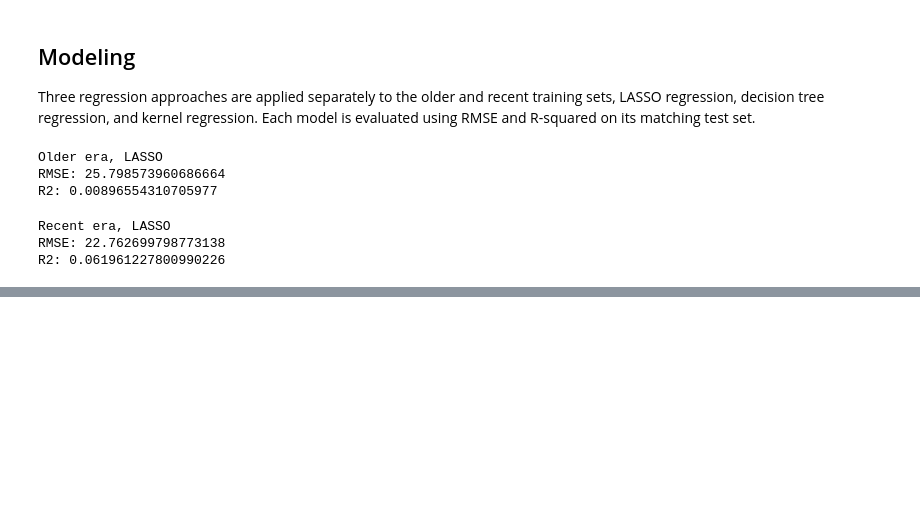
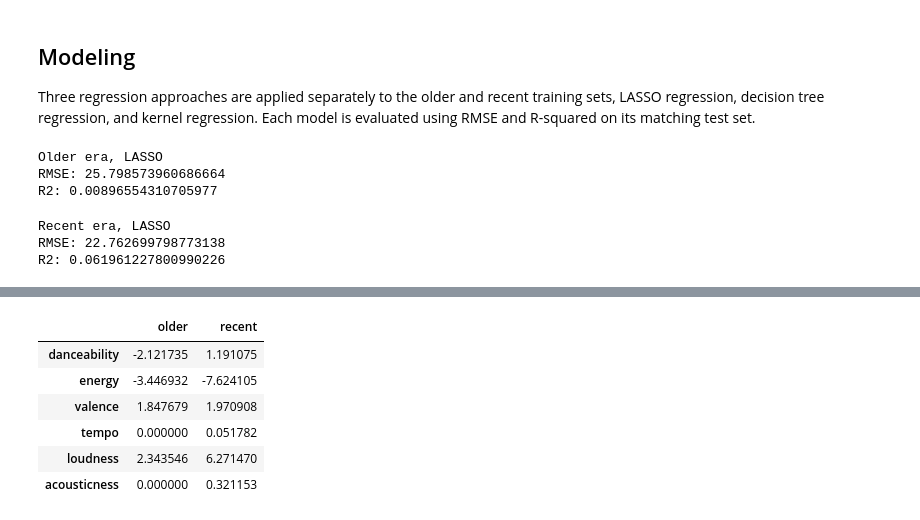
Before and after one commit to vipphan/spotify-capstone, a Jupyter notebook: spotify_capstone.ipynb, the cells around one changed output, grey strips where cells are left out. Saved outputs shown, nothing was run; the diff lists cells and outputs as text; code cells hidden in the pictures; blank space fills up the shorter version.

```diff
--- a/spotify_capstone.ipynb
+++ b/spotify_capstone.ipynb
@@ -686,0 +714,15 @@ R2: 0.061961227800990226
+# %%
+coef_comparison = pd.DataFrame({
+    'older': lasso_older.coef_,
+    'recent': lasso_recent.coef_
+}, index=features)
+
+coef_comparison
+# %% [output]
+|  | older | recent |
+| danceability | -2.121735 | 1.191075 |
+| energy | -3.446932 | -7.624105 |
+| valence | 1.847679 | 1.970908 |
+| tempo | 0.000000 | 0.051782 |
+| loudness | 2.343546 | 6.271470 |
+| acousticness | 0.000000 | 0.321153 |
```
Also changed, not shown: parts of 39 cells of this notebook.
